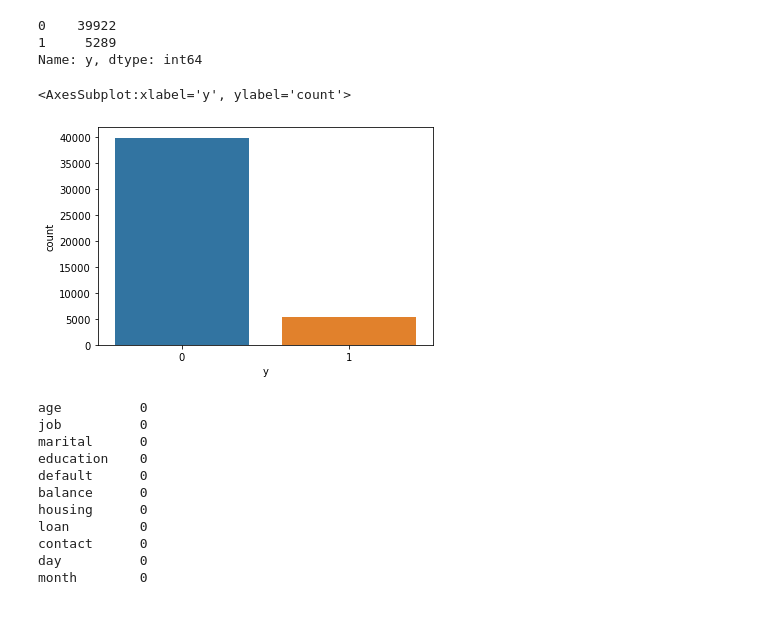
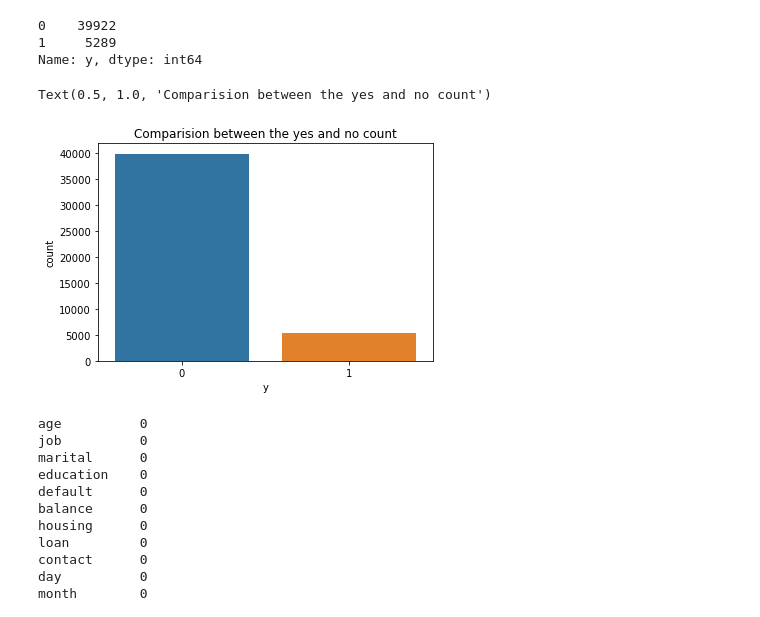
Before and after one commit to baomdoan/Classification-Practice, a Jupyter notebook: Bank Data.ipynb, the cells around one changed output. Drawn from its saved outputs; the diff is of its cells as text; code cells hidden in the pictures.

```diff
--- a/Bank Data.ipynb
+++ b/Bank Data.ipynb
@@ -63,9 +92,10 @@ Name: y, dtype: int64
 # %%
 # Plotting a graph for the 0 and 1 ratio from the target feature
 sns.countplot(x='y',data=bank_full_df)
+plt.title('Comparision between the yes and no count')
 # %% [output]
-<AxesSubplot:xlabel='y', ylabel='count'>
+Text(0.5, 1.0, 'Comparision between the yes and no count')
-[figure, old version]
+[figure, new version]
 # %%
 # Checking for any null values in the dataframe
 bank_full_df.isnull().sum()
```
Also changed, not shown: parts of 26 cells of this notebook.
